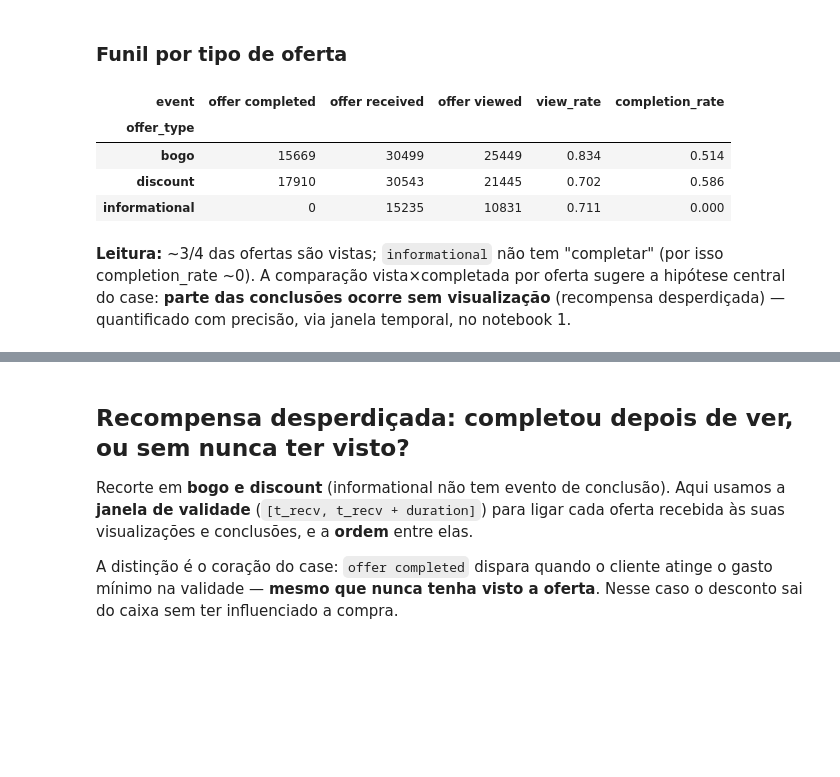
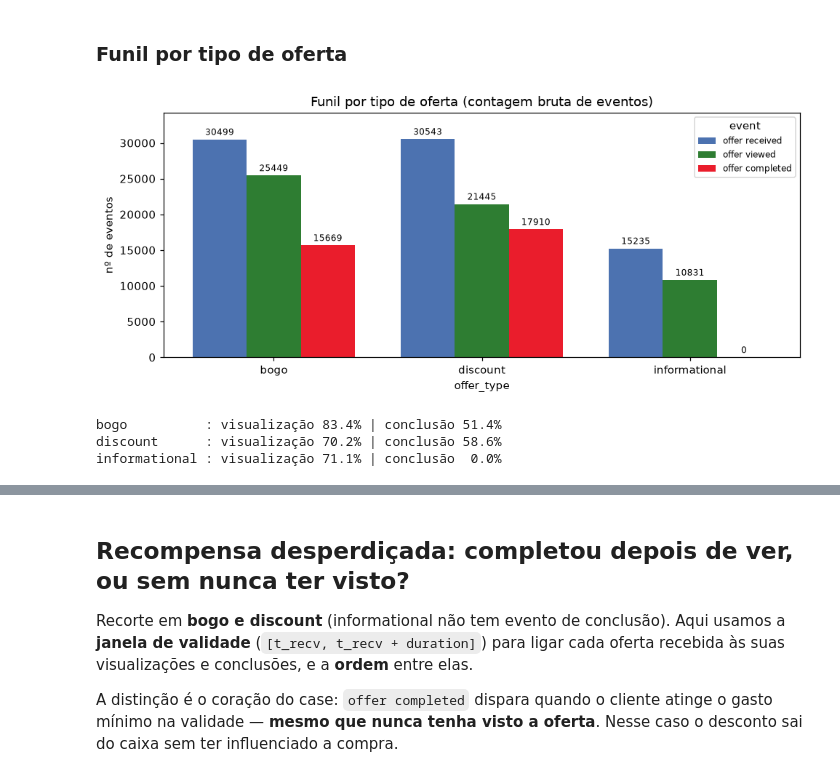
Before and after one commit to velosomn/ifood-case, a Jupyter notebook: notebooks/0_eda.ipynb, the cells around one changed output, grey strips where cells are left out. Cells and saved outputs as stored; diff of their text form; code cells hidden in the pictures; blank space fills up the shorter version.

```diff
--- a/notebooks/0_eda.ipynb
+++ b/notebooks/0_eda.ipynb
@@ -697,23 +697,35 @@ taxa de conclusão   (agregada): 44.0%
 [figure]
 # %% [markdown]
 ### Funil por tipo de oferta
-# %%
-om = offers.set_index('id')['offer_type'].to_dict()
-tx['offer_type'] = tx['offer_id'].map(om)
-tab = (tx[tx.event.isin(['offer received','offer viewed','offer completed'])]
-       .pivot_table(index='offer_type', columns='event', values='account_id', aggfunc='count', fill_value=0))
-tab['view_rate'] = tab['offer viewed']/tab['offer received']
-tab['completion_rate'] = tab.get('offer completed',0)/tab['offer received']
-tab.round(3)
-# %% [output]
-| event | offer completed | offer received | offer viewed | view_rate | completion_rate |
-| offer_type |  |  |  |  |  |
-| bogo | 15669 | 30499 | 25449 | 0.834 | 0.514 |
-| discount | 17910 | 30543 | 21445 | 0.702 | 0.586 |
-| informational | 0 | 15235 | 10831 | 0.711 | 0.000 |
-# %% [markdown]
-**Leitura:** ~3/4 das ofertas são vistas; `informational` não tem "completar"
-(por isso completion_rate ~0). A comparação vista×completada por oferta sugere a
-hipótese central do case: **parte das conclusões ocorre sem visualização**
-(recompensa desperdiçada) — quantificado com precisão, via janela temporal, no
-notebook 1.
+# %%
+om = offers.set_index('id')['offer_type'].to_dict()
+tx['offer_type'] = tx['offer_id'].map(om)
+ETAPAS = ['offer received', 'offer viewed', 'offer completed']
+tab = (tx[tx.event.isin(ETAPAS)]
+       .pivot_table(index='offer_type', columns='event', values='account_id',
+                    aggfunc='count', fill_value=0)
+       .reindex(columns=ETAPAS, fill_value=0)
+       .loc[['bogo', 'discount', 'informational']])
+
+fig, ax = plt.subplots(figsize=(9, 4))
+x = np.arange(len(tab)); w = 0.26
+cores = ['#4C72B0', '#2E7D32', IFOOD_RED]
+for k, (etapa, cor) in enumerate(zip(ETAPAS, cores)):
+    b = ax.bar(x + (k-1)*w, tab[etapa], w, label=etapa, color=cor)
+    ax.bar_label(b, fmt='%d', fontsize=8, padding=2)
+ax.set_xticks(x); ax.set_xticklabels(tab.index)
+ax.set_xlabel('offer_type'); ax.set_ylabel('nº de eventos')
+ax.set_title('Funil por tipo de oferta (contagem bruta de eventos)')
+ax.legend(title='event', fontsize=8)
+ax.margins(y=0.12)
+plt.tight_layout(); plt.show()
+
+vr = tab['offer viewed'] / tab['offer received']
+cr = tab['offer completed'] / tab['offer received']
+for t in tab.index:
+    print(f'{t:14s}: visualização {vr[t]:5.1%} | conclusão {cr[t]:5.1%}')
+# %% [output]
+[figure, added]
+bogo          : visualização 83.4% | conclusão 51.4%
+discount      : visualização 70.2% | conclusão 58.6%
+informational : visualização 71.1% | conclusão  0.0%
```
Also changed, not shown: parts of 1 cell of this notebook, 1 other file.
